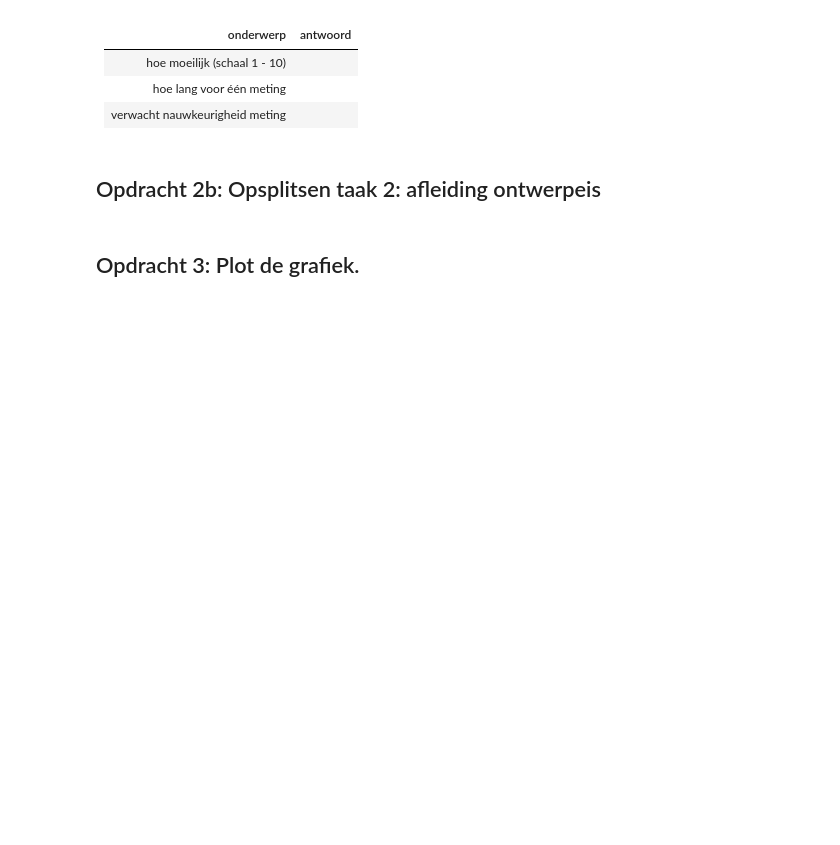
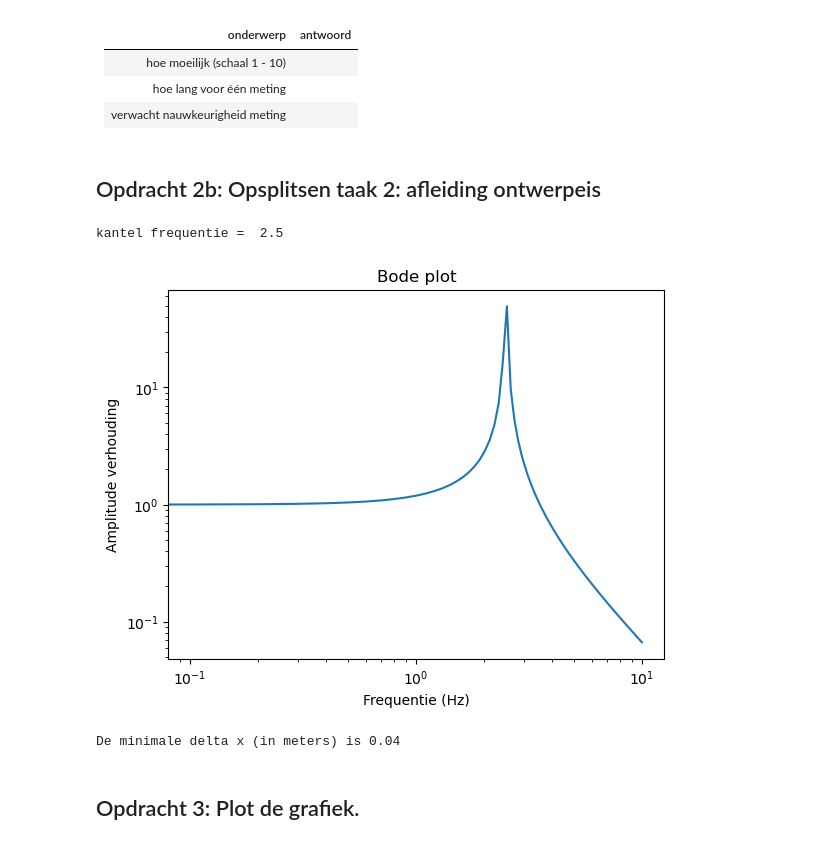
Before and after one commit to Tpalders/opdrachten-DEF-D, a Jupyter notebook: FysiekeOntwerpopdrachten/5MaakEenOpstellingTrillingsvrij/Ontwerpopdracht5MaakEenOpstellingTrillingsvrijInvulTemplate.ipynb, the cells around one changed output. Drawn from its saved outputs; the diff is of its cells as text; code cells hidden in the pictures; blank space fills up the shorter version.

```diff
--- a/FysiekeOntwerpopdrachten/5MaakEenOpstellingTrillingsvrij/Ontwerpopdracht5MaakEenOpstellingTrillingsvrijInvulTemplate.ipynb
+++ b/FysiekeOntwerpopdrachten/5MaakEenOpstellingTrillingsvrij/Ontwerpopdracht5MaakEenOpstellingTrillingsvrijInvulTemplate.ipynb
@@ -48,10 +46,32 @@ Vul onderstaande tabel in:
 ## Opdracht 2b: Opsplitsen taak 2: afleiding ontwerpeis
 # %%
 # Bereken hier je benodigde kantelfrequentie
+f = 5 #Hz
+verhoudingA = 1/3
+f_eigen = np.sqrt((f)**2)/(abs(1-(1/verhoudingA)))
+print("kantel frequentie = ", f_eigen)
+# %% [output]
+kantel frequentie =  2.5
 # %%
 # Voeg hier je plot in.
+f = np.linspace(0,10,100)
+verhouding = np.abs(1/(1-(f/f_eigen)**2))
+plt.plot(f,verhouding)
+plt.xscale("log")
+plt.yscale("log")
+plt.title("Bode plot")
+plt.xlabel("Frequentie (Hz)")
+plt.ylabel("Amplitude verhouding")
+plt.show()
+# %% [output]
+[figure, added]
 # %%
 # Bereken hier de minimale Delta-x waarbij je aan de eis van de opdracht voldoet.
+g = 9.81 # m/s^2
+delta_x = g/(2*np.pi*f_eigen)**2
+print("De minimale delta x (in meters) is", np.round(delta_x,3))
+# %% [output]
+De minimale delta x (in meters) is 0.04
 # %% [markdown]
 ## Opdracht 3: Plot de grafiek.
 # %%
```
Also changed, not shown: parts of 2 cells of this notebook, 1 other file.
